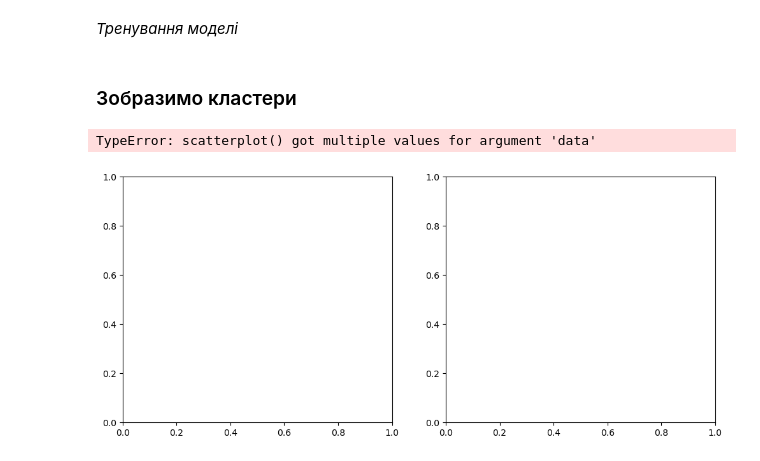
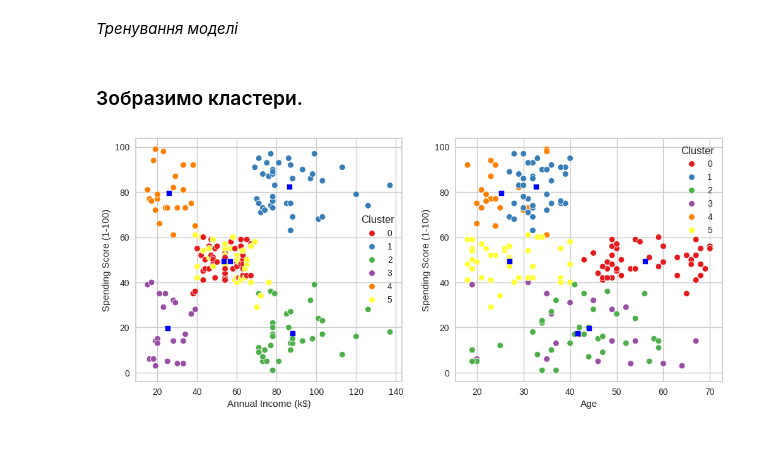
Before and after one commit to SideShowBoBGOT/PIIS, a Jupyter notebook: Lab2/lab2_4.ipynb, the cells around one changed output. Drawn from its saved outputs; the diff is of its cells as text; code cells hidden in the pictures.

```diff
--- a/Lab2/lab2_4.ipynb
+++ b/Lab2/lab2_4.ipynb
@@ -38,16 +38,15 @@ KM6_clustered.loc[:,'Cluster'] = KM_6_clusters.labels_
 # %% [markdown]
 *Тренування моделі*
 # %% [markdown]
-### Зобразимо кластери
+### Зобразимо кластери.
 # %%
 fig11, (axes) = plt.subplots(1,2,figsize=(12,5))
-sns.scatterplot(KM6_clustered, 'Annual Income (k$)', 'Spending Score (1-100)',
+sns.scatterplot(KM6_clustered, x='Annual Income (k$)', y='Spending Score (1-100)',
                 hue='Cluster', ax=axes[0], palette='Set1', legend='full')
-sns.scatterplot(KM6_clustered, 'Age', 'Spending Score (1-100)',
+sns.scatterplot(KM6_clustered, x='Age', y='Spending Score (1-100)',
                 hue='Cluster', palette='Set1', ax=axes[1], legend='full')
 axes[0].scatter(KM_6_clusters.cluster_centers_[:,1], KM_6_clusters.cluster_centers_[:,2], marker='s', s=40, c="blue")
 axes[1].scatter(KM_6_clusters.cluster_centers_[:,0], KM_6_clusters.cluster_centers_[:,2], marker='s', s=40, c="blue")
 plt.show()
 # %% [output]
-TypeError: scatterplot() got multiple values for argument 'data'
-[figure, old version]
+[figure, new version]
```
Also changed, not shown: parts of 32 cells of this notebook, 5 other files.
